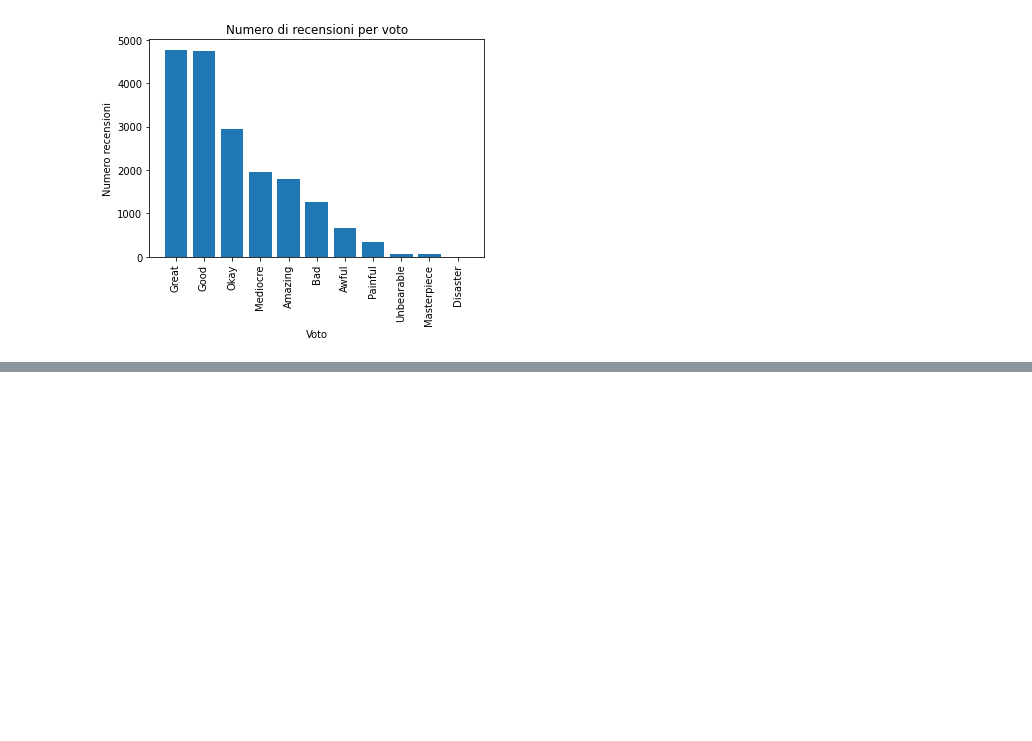
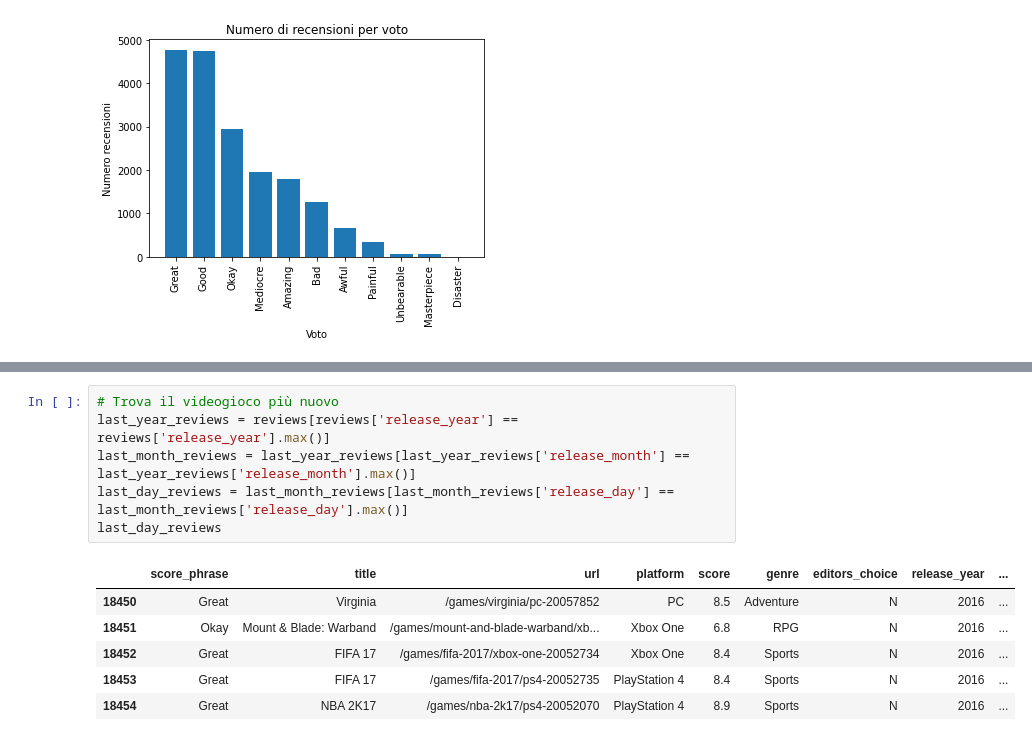
Before and after one commit to DavideScassola/data_analysis_laboratory, a Jupyter notebook: notebooks/introduzione_a_pandas.ipynb, the cells around one changed output, grey strips where cells are left out. Drawn from its saved outputs; the diff is of its cells as text; blank space fills up the shorter version.

```diff
--- a/notebooks/introduzione_a_pandas.ipynb
+++ b/notebooks/introduzione_a_pandas.ipynb
@@ -319,0 +363,13 @@ Text(0, 0.5, 'Numero recensioni')
+# %%
+# Trova il videogioco più nuovo
+last_year_reviews = reviews[reviews['release_year'] == reviews['release_year'].max()]
+last_month_reviews = last_year_reviews[last_year_reviews['release_month'] == last_year_reviews['release_month'].max()]
+last_day_reviews = last_month_reviews[last_month_reviews['release_day'] == last_month_reviews['release_day'].max()]
+last_day_reviews
+# %% [output]
+|  | score_phrase | title | url | platform | score | genre | editors_choice | release_year | ... |
+| 18450 | Great | Virginia | /games/virginia/pc-20057852 | PC | 8.5 | Adventure | N | 2016 | ... |
+| 18451 | Okay | Mount & Blade: Warband | /games/mount-and-blade-warband/xb... | Xbox One | 6.8 | RPG | N | 2016 | ... |
+| 18452 | Great | FIFA 17 | /games/fifa-2017/xbox-one-20052734 | Xbox One | 8.4 | Sports | N | 2016 | ... |
+| 18453 | Great | FIFA 17 | /games/fifa-2017/ps4-20052735 | PlayStation 4 | 8.4 | Sports | N | 2016 | ... |
+| 18454 | Great | NBA 2K17 | /games/nba-2k17/ps4-20052070 | PlayStation 4 | 8.9 | Sports | N | 2016 | ... |
```
Also changed, not shown: parts of 6 cells of this notebook.
